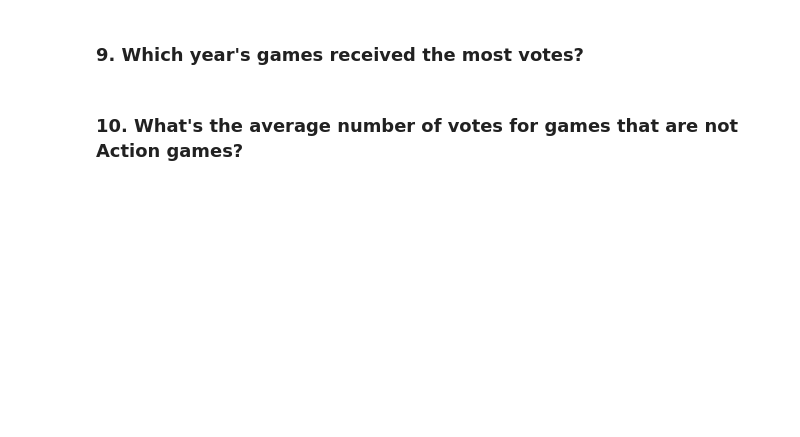
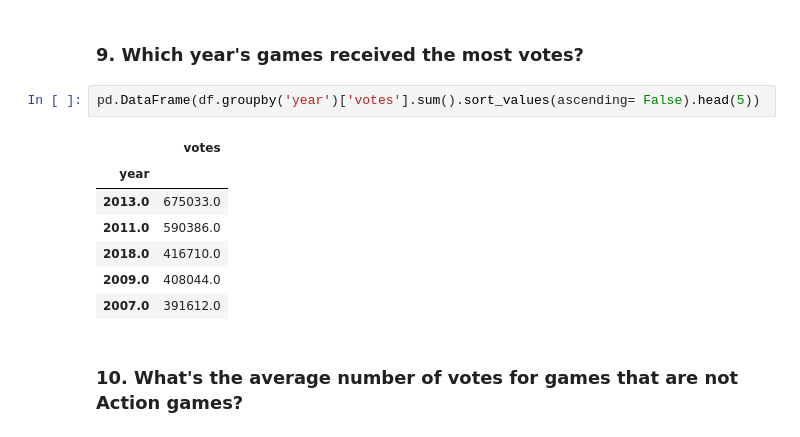
Before and after one commit to allisoncwalker/cis277-fa22-Lab3, a Jupyter notebook: Lab3.ipynb, the cells around one changed output. Saved outputs shown, nothing was run; the diff lists cells and outputs as text; blank space fills up the shorter version.

```diff
--- a/Lab3.ipynb
+++ b/Lab3.ipynb
@@ -127,4 +213,14 @@ Name: name, Length: 20805, dtype: bool>
 # %% [markdown]
 ### 9. Which year's games received the most votes?
+# %%
+pd.DataFrame(df.groupby('year')['votes'].sum().sort_values(ascending= False).head(5))
+# %% [output]
+|  | votes |
+| year |  |
+| 2013.0 | 675033.0 |
+| 2011.0 | 590386.0 |
+| 2018.0 | 416710.0 |
+| 2009.0 | 408044.0 |
+| 2007.0 | 391612.0 |
 # %% [markdown]
 ### 10. What's the average number of votes for games that are not Action games?
```
Also changed, not shown: parts of 29 cells of this notebook, 1 other file.
